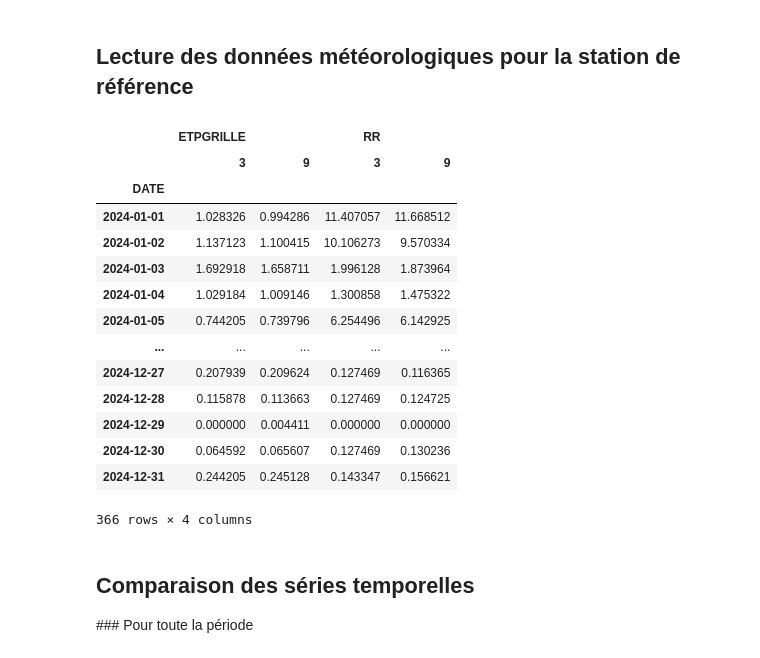
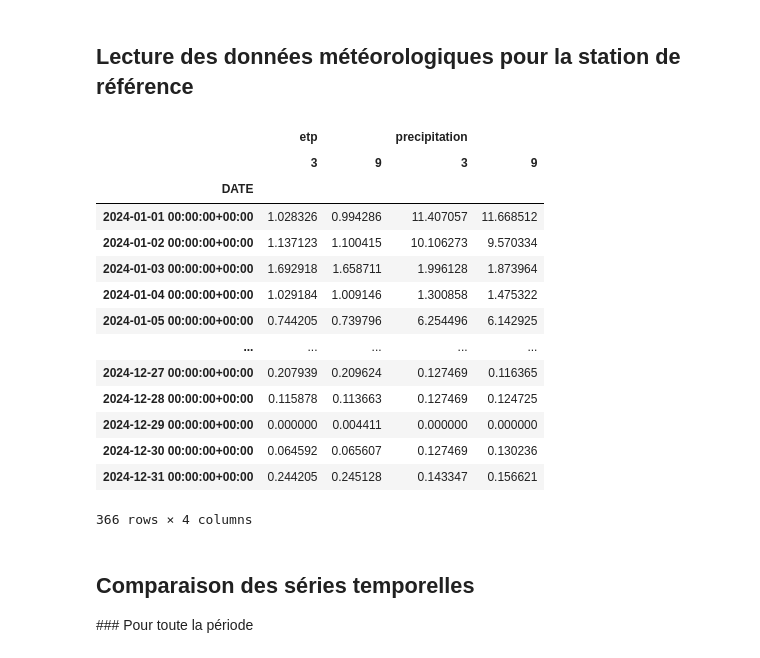
Before and after one commit to atantet/agri-notebooks, a Jupyter notebook: comparaison_interpolation_meteo_nn.ipynb, the cells around one changed output. Saved outputs shown, nothing was run; the diff lists cells and outputs as text; code cells hidden in the pictures.

```diff
--- a/comparaison_interpolation_meteo_nn.ipynb
+++ b/comparaison_interpolation_meteo_nn.ipynb
@@ -29,40 +29,45 @@ client = meteofrance.Client(METEOFRANCE_API)
 # %%
 import pandas as pd
 
 # Lecture des données de la station de référence pour les différents choix des plus proches voisins
 df_meteo_ref_dict = {}
-for nn_nombre in NN_NOMBRE_ARR:
+for param in NN_NOMBRE_ARR:
     filepath_donnee = meteofrance.get_filepath_donnee_periode(
         client, DATE_DEB_PERIODE, DATE_FIN_PERIODE,
         frequence=METEOFRANCE_FREQUENCE,
-        id_departements=ID_DEPARTEMENTS, nn_nombre=nn_nombre)
+        id_departements=ID_DEPARTEMENTS, nn_nombre=param)
 
     str_ref_station_name = REF_STATION_NAME.lower().replace(' ', '')
     filepath_donnee_ref = filepath_donnee.with_name(
         filepath_donnee.stem + '_' + str_ref_station_name + filepath_donnee.suffix)
 
-    df_meteo_ref_dict[nn_nombre] = pd.read_csv(
+    df_meteo_ref = pd.read_csv(
         filepath_donnee_ref, parse_dates=[client.time_label],
-        index_col=client.time_label).stack()
+        index_col=client.time_label)
+
+    df_meteo_ref = meteofrance.renommer_variables(
+        client, df_meteo_ref, METEOFRANCE_FREQUENCE)
+
+    df_meteo_ref_dict[param] = df_meteo_ref.stack(future_stack=True)
 
 df_meteo_ref_comp = pd.DataFrame(df_meteo_ref_dict).stack().unstack(0).transpose()
 
 df_meteo_ref_comp
 # %% [output]
-|  | ETPGRILLE |  | RR |  |
+|  | etp |  | precipitation |  |
 |  | 3 | 9 | 3 | 9 |
 | DATE |  |  |  |  |
-| 2024-01-01 | 1.028326 | 0.994286 | 11.407057 | 11.668512 |
-| 2024-01-02 | 1.137123 | 1.100415 | 10.106273 | 9.570334 |
-| 2024-01-03 | 1.692918 | 1.658711 | 1.996128 | 1.873964 |
-| 2024-01-04 | 1.029184 | 1.009146 | 1.300858 | 1.475322 |
-| 2024-01-05 | 0.744205 | 0.739796 | 6.254496 | 6.142925 |
+| 2024-01-01 00:00:00+00:00 | 1.028326 | 0.994286 | 11.407057 | 11.668512 |
+| 2024-01-02 00:00:00+00:00 | 1.137123 | 1.100415 | 10.106273 | 9.570334 |
+| 2024-01-03 00:00:00+00:00 | 1.692918 | 1.658711 | 1.996128 | 1.873964 |
+| 2024-01-04 00:00:00+00:00 | 1.029184 | 1.009146 | 1.300858 | 1.475322 |
+| 2024-01-05 00:00:00+00:00 | 0.744205 | 0.739796 | 6.254496 | 6.142925 |
 | ... | ... | ... | ... | ... |
-| 2024-12-27 | 0.207939 | 0.209624 | 0.127469 | 0.116365 |
-| 2024-12-28 | 0.115878 | 0.113663 | 0.127469 | 0.124725 |
-| 2024-12-29 | 0.000000 | 0.004411 | 0.000000 | 0.000000 |
-| 2024-12-30 | 0.064592 | 0.065607 | 0.127469 | 0.130236 |
-| 2024-12-31 | 0.244205 | 0.245128 | 0.143347 | 0.156621 |
+| 2024-12-27 00:00:00+00:00 | 0.207939 | 0.209624 | 0.127469 | 0.116365 |
+| 2024-12-28 00:00:00+00:00 | 0.115878 | 0.113663 | 0.127469 | 0.124725 |
+| 2024-12-29 00:00:00+00:00 | 0.000000 | 0.004411 | 0.000000 | 0.000000 |
+| 2024-12-30 00:00:00+00:00 | 0.064592 | 0.065607 | 0.127469 | 0.130236 |
+| 2024-12-31 00:00:00+00:00 | 0.244205 | 0.245128 | 0.143347 | 0.156621 |
 366 rows × 4 columns
 # %% [markdown]
 ## Comparaison des séries temporelles
```
Also changed, not shown: parts of 2 cells of this notebook, 6 other files.
